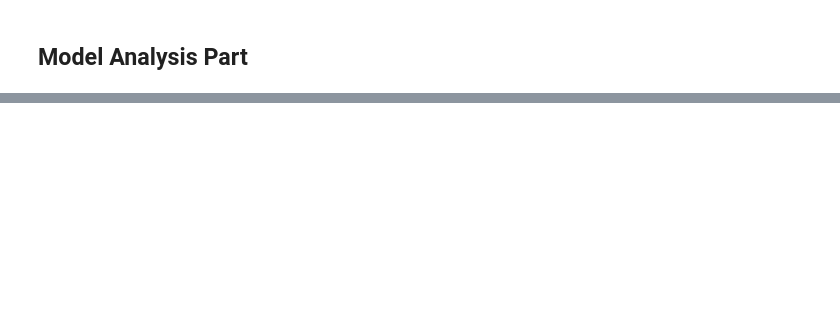
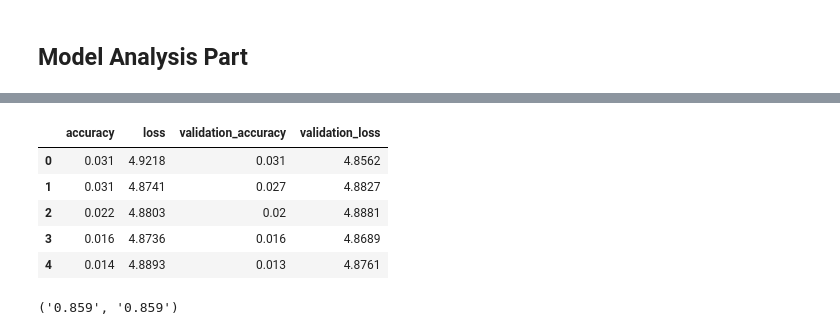
Before and after one commit to demirbilek95/sml_project, a Jupyter notebook: src/01-FNN.ipynb, the cells around one changed output, grey strips where cells are left out. Drawn from its saved outputs; the diff is of its cells as text; code cells hidden in the pictures; blank space fills up the shorter version.

Commit message:
model analysis added

```diff
--- a/src/01-FNN.ipynb
+++ b/src/01-FNN.ipynb
@@ -468,0 +514,14 @@ UnboundLocalError: local variable 'correct' referenced before assignment
+# %%
+model_data = pd.read_csv("model.log",names = ["accuracy","loss","validation_accuracy","validation_loss"])
+model_data.head()
+# %% [output]
+|  | accuracy | loss | validation_accuracy | validation_loss |
+| 0 | 0.031 | 4.9218 | 0.031 | 4.8562 |
+| 1 | 0.031 | 4.8741 | 0.027 | 4.8827 |
+| 2 | 0.022 | 4.8803 | 0.02 | 4.8881 |
+| 3 | 0.016 | 4.8736 | 0.016 | 4.8689 |
+| 4 | 0.014 | 4.8893 | 0.013 | 4.8761 |
+# %%
+max(model_data["accuracy"]), max(model_data["validation_accuracy"])
+# %% [output]
+('0.859', '0.859')
```
Also changed, not shown: parts of 19 cells of this notebook, 1 other file.
